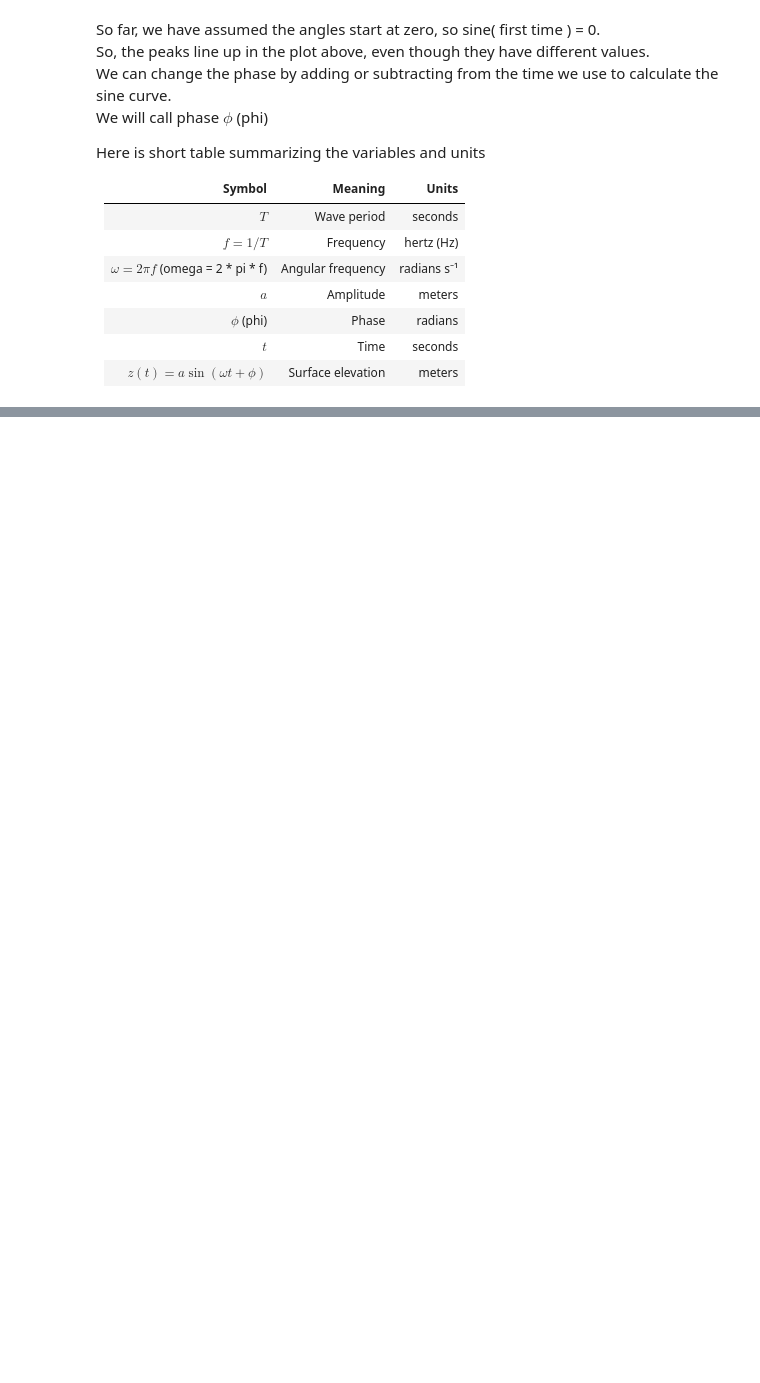
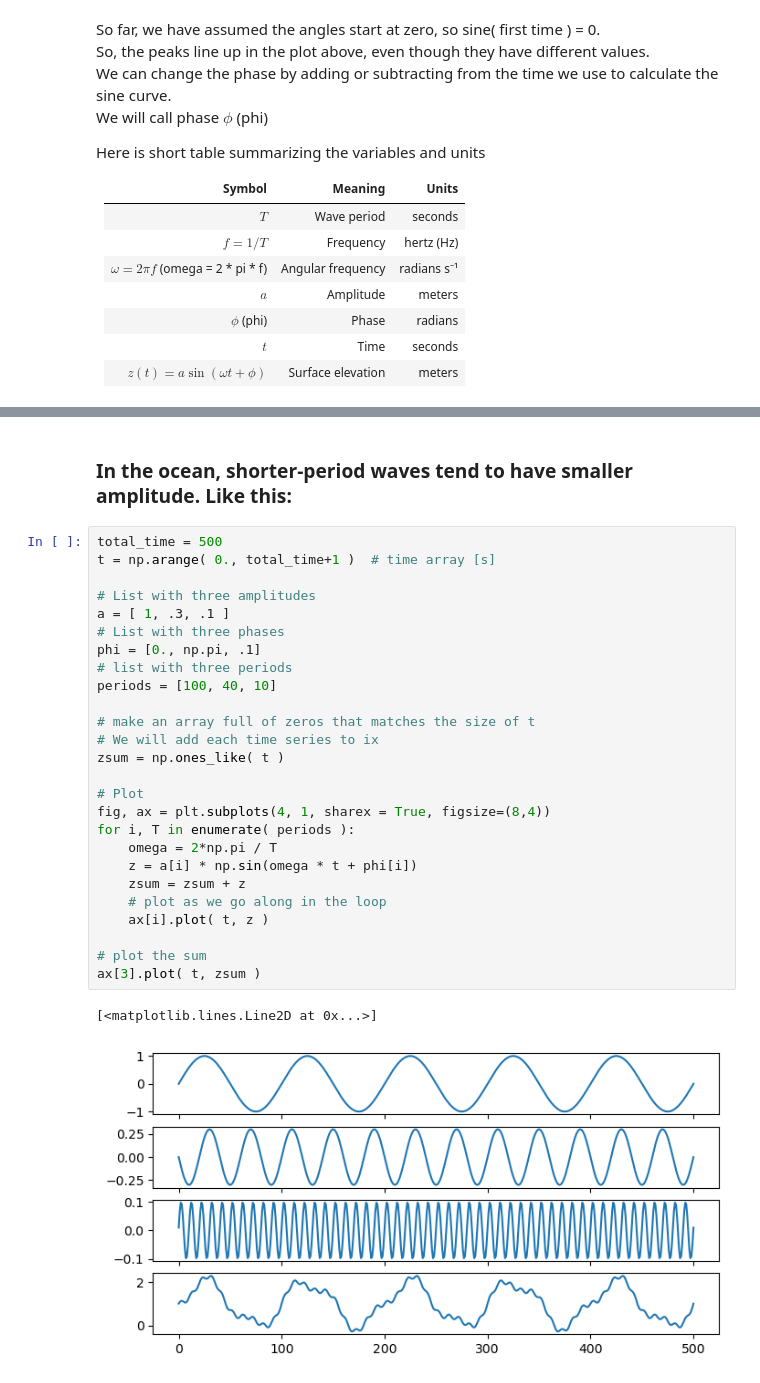
Before and after one commit to csherwood-usgs/FA_science, a Jupyter notebook: sine_curves_part2.ipynb, the cells around one changed output, grey strips where cells are left out. Saved outputs shown, nothing was run; the diff lists cells and outputs as text; blank space fills up the shorter version.

```diff
--- a/sine_curves_part2.ipynb
+++ b/sine_curves_part2.ipynb
@@ -106,0 +162,31 @@ np.float64(8.0)
+# %% [markdown]
+### In the ocean, shorter-period waves tend to have smaller amplitude. Like this:
+# %%
+total_time = 500
+t = np.arange( 0., total_time+1 )  # time array [s]
+
+# List with three amplitudes
+a = [ 1, .3, .1 ]
+# List with three phases
+phi = [0., np.pi, .1]
+# list with three periods
+periods = [100, 40, 10]
+
+# make an array full of zeros that matches the size of t
+# We will add each time series to ix
+zsum = np.ones_like( t )
+
+# Plot
+fig, ax = plt.subplots(4, 1, sharex = True, figsize=(8,4))
+for i, T in enumerate( periods ):
+    omega = 2*np.pi / T
+    z = a[i] * np.sin(omega * t + phi[i])
+    zsum = zsum + z
+    # plot as we go along in the loop
+    ax[i].plot( t, z )
+
+# plot the sum
+ax[3].plot( t, zsum )
+# %% [output]
+[<matplotlib.lines.Line2D at 0x...>]
+[figure, added]
```
Also changed, not shown: parts of 14 cells of this notebook.
